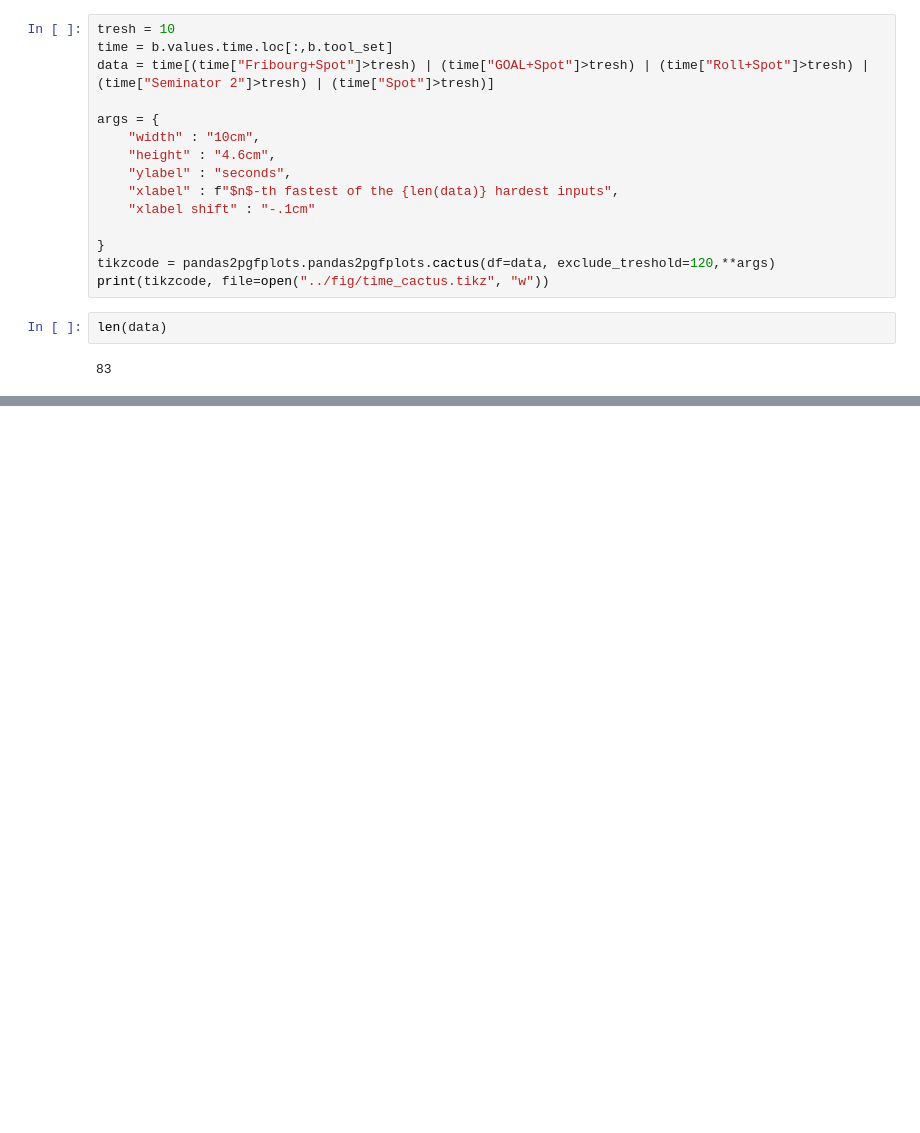
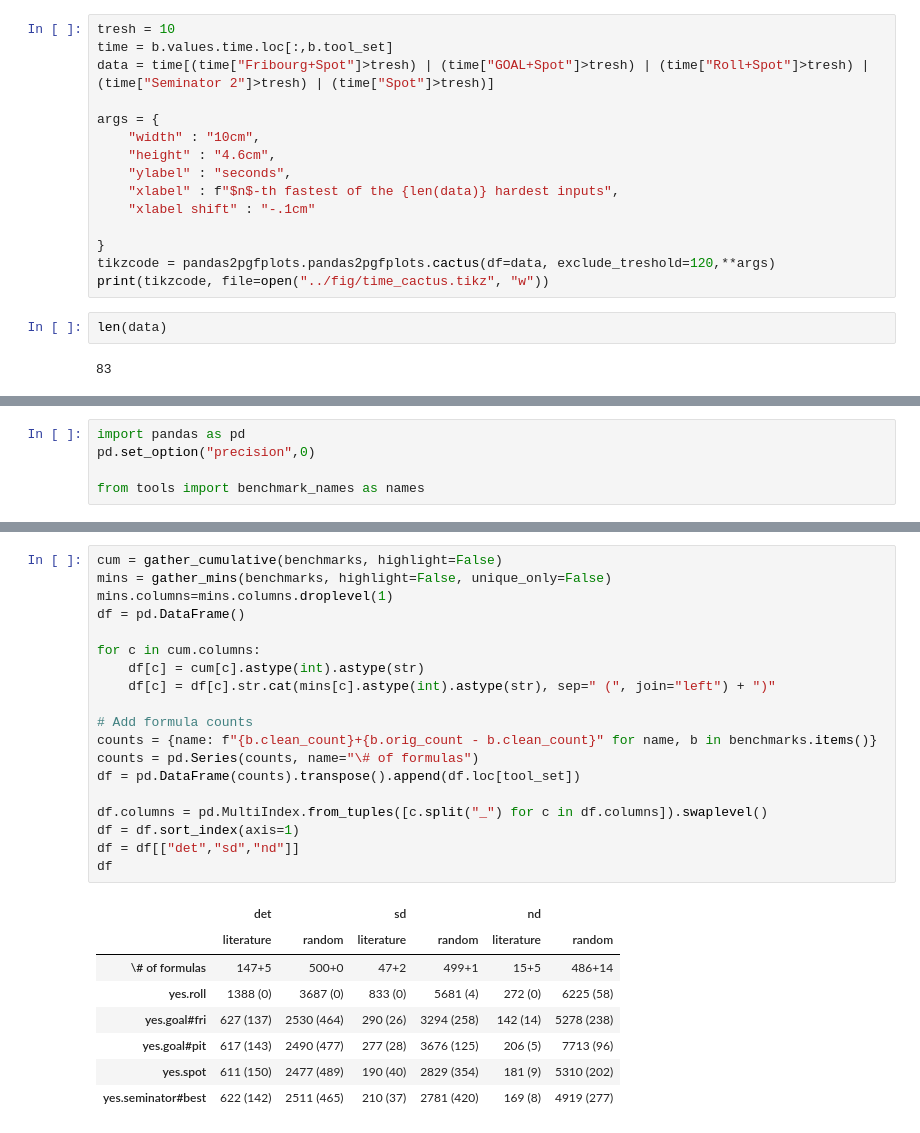
Before and after one commit to psimovec/seminator-evaluation, a Jupyter notebook: complement/Latex_export.ipynb, the cells around one changed output, grey strips where cells are left out. Saved outputs shown, nothing was run; the diff lists cells and outputs as text; blank space fills up the shorter version.

```diff
--- a/complement/Latex_export.ipynb
+++ b/complement/Latex_export.ipynb
@@ -104,0 +107,5 @@ display_tikz(tikzcode)
+# %%
+import pandas as pd
+pd.set_option("precision",0)
+
+from tools import benchmark_names as names
@@ -104,0 +120,28 @@ display_tikz(tikzcode)
+# %%
+cum = gather_cumulative(benchmarks, highlight=False)
+mins = gather_mins(benchmarks, highlight=False, unique_only=False)
+mins.columns=mins.columns.droplevel(1)
+df = pd.DataFrame()
+
+for c in cum.columns:
+    df[c] = cum[c].astype(int).astype(str)
+    df[c] = df[c].str.cat(mins[c].astype(int).astype(str), sep=" (", join="left") + ")"
+
+# Add formula counts
+counts = {name: f"{b.clean_count}+{b.orig_count - b.clean_count}" for name, b in benchmarks.items()}
+counts = pd.Series(counts, name="\# of formulas")
+df = pd.DataFrame(counts).transpose().append(df.loc[tool_set])
+
+df.columns = pd.MultiIndex.from_tuples([c.split("_") for c in df.columns]).swaplevel()
+df = df.sort_index(axis=1)
+df = df[["det","sd","nd"]]
+df
+# %% [output]
+|  | det |  | sd |  | nd |  |
+|  | literature | random | literature | random | literature | random |
+| \# of formulas | 147+5 | 500+0 | 47+2 | 499+1 | 15+5 | 486+14 |
+| yes.roll | 1388 (0) | 3687 (0) | 833 (0) | 5681 (4) | 272 (0) | 6225 (58) |
+| yes.goal#fri | 627 (137) | 2530 (464) | 290 (26) | 3294 (258) | 142 (14) | 5278 (238) |
+| yes.goal#pit | 617 (143) | 2490 (477) | 277 (28) | 3676 (125) | 206 (5) | 7713 (96) |
+| yes.spot | 611 (150) | 2477 (489) | 190 (40) | 2829 (354) | 181 (9) | 5310 (202) |
+| yes.seminator#best | 622 (142) | 2511 (465) | 210 (37) | 2781 (420) | 169 (8) | 4919 (277) |
```
Also changed, not shown: parts of 10 cells of this notebook.
